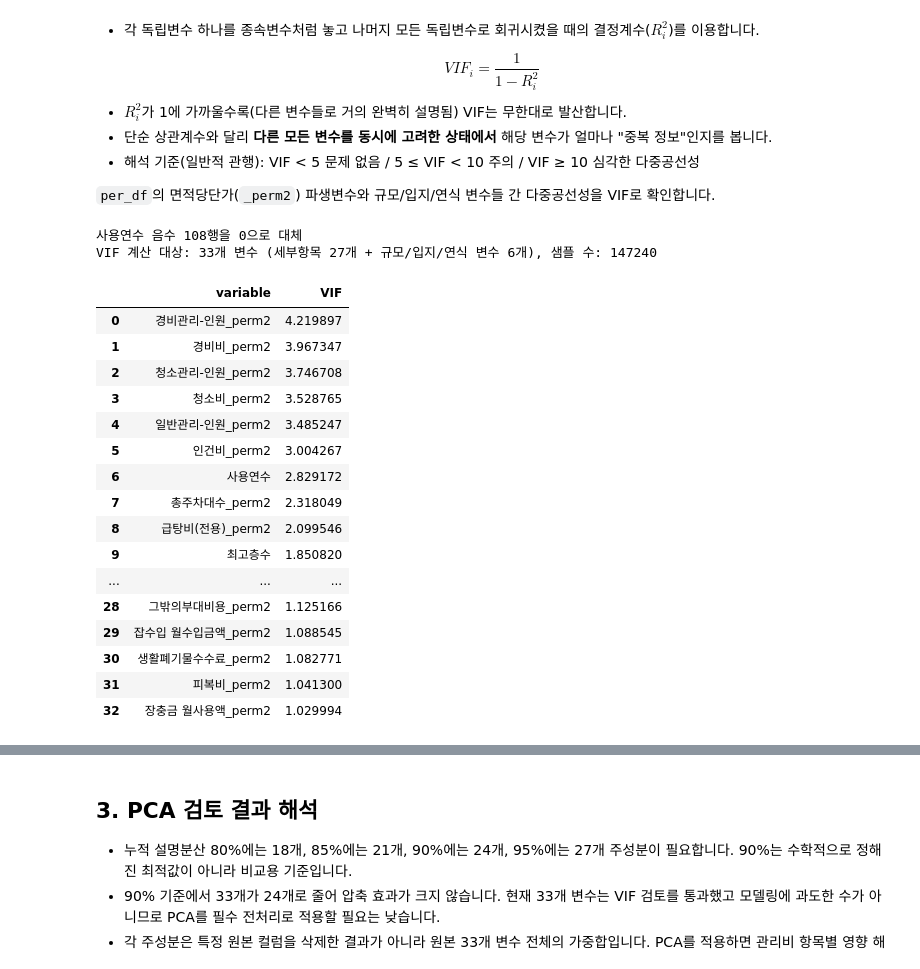
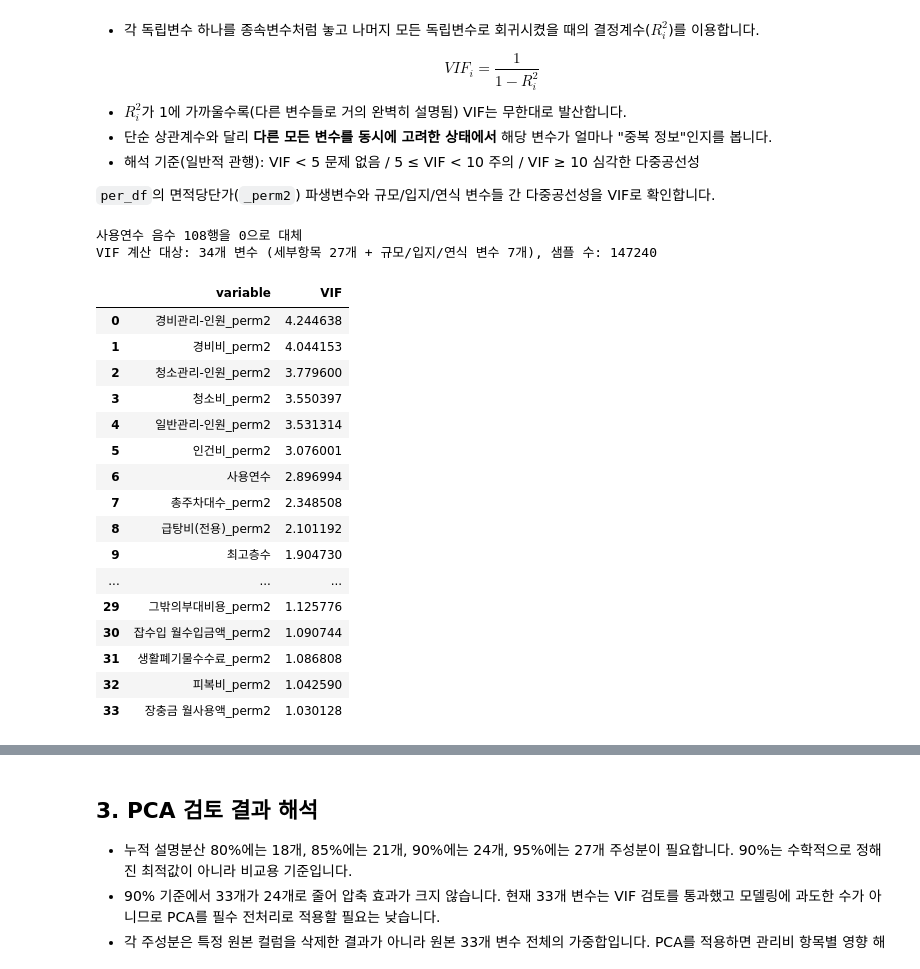
Before and after one commit to roh-git/mlapt_project, a Jupyter notebook: main_analysis.ipynb, the cells around one changed output, grey strips where cells are left out. Drawn from its saved outputs; the diff is of its cells as text; code cells hidden in the pictures.

```diff
--- a/main_analysis.ipynb
+++ b/main_analysis.ipynb
@@ -52,0 +61,38 @@ raw_master_df.head()
+# %%
+# 세대수 보정 매핑: 단지코드 -> 정확한 세대수
+# 출처: 서울시 공동주택 아파트 정보(위도경도 포함) 참조자료의 `k-전체세대수` 컬럼
+# 기본정보.csv 세대수와 면적정보.csv 세대수 합계가 불일치한 83개 단지 중,
+# 참조자료 값이 유효한(0/결측이 아닌) 79개 단지만 포함
+HOUSEHOLD_COUNT_CORRECTIONS = {
+    'A10023788': 276, 'A10023815': 249, 'A10024408': 306, 'A10024891': 913,
+    'A10025013': 959, 'A10026004': 607, 'A10026036': 927, 'A10026710': 208,
+    'A10026748': 1976, 'A10027851': 940, 'A10028042': 245, 'A10028172': 716,
+    'A10028201': 182, 'A10045302': 3118, 'A10086301': 286, 'A10095501': 297,
+    'A12009304': 554, 'A12009305': 768, 'A12201102': 300, 'A12275501': 254,
+    'A13003406': 741, 'A13009002': 1224, 'A13009206': 445, 'A13070101': 190,
+    'A13186305': 858, 'A13188406': 345, 'A13203408': 690, 'A13276417': 489,
+    'A13307002': 457, 'A13475001': 191, 'A13484003': 277, 'A13522006': 1163,
+    'A13522008': 2565, 'A13528004': 2436, 'A13528005': 372, 'A13552001': 1513,
+    'A13572601': 239, 'A13582002': 548, 'A13590204': 826, 'A13593908': 1623,
+    'A13607302': 354, 'A13615002': 453, 'A13679902': 201, 'A13703011': 256,
+    'A13707006': 293, 'A13792001': 2390, 'A13812004': 249, 'A13812005': 889,
+    'A13822902': 555, 'A13872503': 523, 'A13879102': 3930, 'A13880406': 839,
+    'A13881204': 672, 'A13977913': 2634, 'A14070302': 589, 'A14085002': 554,
+    'A14086001': 578, 'A14319012': 1177, 'A15003001': 271, 'A15005402': 826,
+    'A15007002': 233, 'A15089421': 1584, 'A15101101': 688, 'A15101507': 960,
+    'A15183001': 387, 'A15210105': 252, 'A15303103': 233, 'A15383308': 1226,
+    'A15383702': 786, 'A15383905': 640, 'A15703313': 1670, 'A15722010': 442,
+    'A15776715': 1146, 'A15780705': 1998, 'A15780806': 2412, 'A15785612': 1000,
+    'A15805503': 1382, 'A15882104': 183, 'A41279927': 335,
+}
+
+def correct_household_counts(df, correction_map=HOUSEHOLD_COUNT_CORRECTIONS):
+    df = df.copy()
+    corrected = df['단지코드'].map(correction_map)
+    n_complexes = df.loc[corrected.notna(), '단지코드'].nunique()
+    df['세대수'] = corrected.fillna(df['세대수'])
+    print(f"세대수 보정 적용: {n_complexes}개 단지")
+    return df
+
+raw_master_df = correct_household_counts(raw_master_df)
+raw_master_df[raw_master_df['단지코드'].isin(HOUSEHOLD_COUNT_CORRECTIONS)][['단지코드', '세대수']].drop_duplicates('단지코드').head()
@@ -205,51 +259,54 @@ def calc_vif(df, cols):
     X = add_constant(df[cols].dropna())
     vif_df = pd.DataFrame({
         'variable': X.columns,
         'VIF': [variance_inflation_factor(X.values, i) for i in range(X.shape[1])],
     })
     vif_df = vif_df[vif_df['variable'] != 'const'].sort_values('VIF', ascending=False).reset_index(drop=True)
     return vif_df
 
 perm2_cols = [c for c in per_df.columns if c.endswith('_perm2')]
 
 # 건물 사용연수: 데이터 발생시점(발생년월)을 기준으로 사용승인일로부터 경과한 연수
 approval_date = pd.to_datetime(per_df['사용승인일'].astype(str), format='%Y%m%d')
 record_date = pd.to_datetime(per_df['발생년월(YYYYMM)'].astype(str) + '01', format='%Y%m%d')
 per_df['사용연수'] = (record_date - approval_date).dt.days / 365.25
 
 # 관리비 부과월이 사용승인일보다 앞선 데이터 품질 이슈로 발생한 음수는 0으로 대체
 negative_age_count = (per_df['사용연수'] < 0).sum()
 per_df.loc[per_df['사용연수'] < 0, '사용연수'] = 0
 print(f"사용연수 음수 {negative_age_count}행을 0으로 대체")
 
+# 평균전용면적: 세대 하나당 평균 전용면적 (세대수와는 다른 정보 - 기획안의 "면적" 매칭 기준에 대응)
+per_df['평균전용면적'] = per_df['주거전용면적(단지합계)'] / per_df['세대수']
+
 # 합계(계) 컬럼은 하위 세부 항목들의 선형결합이라 구조적으로 VIF를 부풀리므로 제외
 SUM_COLS_TO_EXCLUDE = ['개별사용료계_perm2', '공용관리비계_perm2']
-EXTRA_COLS = ['세대수', '최고층수', '지하층수', '위도', '경도', '사용연수']
+EXTRA_COLS = ['세대수', '최고층수', '지하층수', '위도', '경도', '사용연수', '평균전용면적']
 vif_cols = [c for c in perm2_cols if c not in SUM_COLS_TO_EXCLUDE] + EXTRA_COLS
 
 vif_df = calc_vif(per_df, vif_cols)
 print(f"VIF 계산 대상: {len(vif_cols)}개 변수 (세부항목 27개 + 규모/입지/연식 변수 {len(EXTRA_COLS)}개), 샘플 수: {per_df[vif_cols].dropna().shape[0]}")
 vif_df
 # %% [output]
 사용연수 음수 108행을 0으로 대체
-VIF 계산 대상: 33개 변수 (세부항목 27개 + 규모/입지/연식 변수 6개), 샘플 수: 147240
+VIF 계산 대상: 34개 변수 (세부항목 27개 + 규모/입지/연식 변수 7개), 샘플 수: 147240
 |  | variable | VIF |
-| 0 | 경비관리-인원_perm2 | 4.219897 |
-| 1 | 경비비_perm2 | 3.967347 |
-| 2 | 청소관리-인원_perm2 | 3.746708 |
-| 3 | 청소비_perm2 | 3.528765 |
-| 4 | 일반관리-인원_perm2 | 3.485247 |
-| 5 | 인건비_perm2 | 3.004267 |
-| 6 | 사용연수 | 2.829172 |
-| 7 | 총주차대수_perm2 | 2.318049 |
-| 8 | 급탕비(전용)_perm2 | 2.099546 |
-| 9 | 최고층수 | 1.850820 |
+| 0 | 경비관리-인원_perm2 | 4.244638 |
+| 1 | 경비비_perm2 | 4.044153 |
+| 2 | 청소관리-인원_perm2 | 3.779600 |
+| 3 | 청소비_perm2 | 3.550397 |
+| 4 | 일반관리-인원_perm2 | 3.531314 |
+| 5 | 인건비_perm2 | 3.076001 |
+| 6 | 사용연수 | 2.896994 |
+| 7 | 총주차대수_perm2 | 2.348508 |
+| 8 | 급탕비(전용)_perm2 | 2.101192 |
+| 9 | 최고층수 | 1.904730 |
 | ... | ... | ... |
-| 28 | 그밖의부대비용_perm2 | 1.125166 |
-| 29 | 잡수입 월수입금액_perm2 | 1.088545 |
-| 30 | 생활폐기물수수료_perm2 | 1.082771 |
-| 31 | 피복비_perm2 | 1.041300 |
-| 32 | 장충금 월사용액_perm2 | 1.029994 |
+| 29 | 그밖의부대비용_perm2 | 1.125776 |
+| 30 | 잡수입 월수입금액_perm2 | 1.090744 |
+| 31 | 생활폐기물수수료_perm2 | 1.086808 |
+| 32 | 피복비_perm2 | 1.042590 |
+| 33 | 장충금 월사용액_perm2 | 1.030128 |
 # %% [markdown]
 **결과 해석**
 - 초기 29개 `_perm2` 변수 중 `개별사용료계_perm2`(43.2), `공용관리비계_perm2`(25.7) 등이 VIF 10을 초과 — 하위 세부 항목들의 **합계(선형결합)**라서 구조적으로 발생하는 문제입니다.
```
Also changed, not shown: parts of 15 cells of this notebook.
